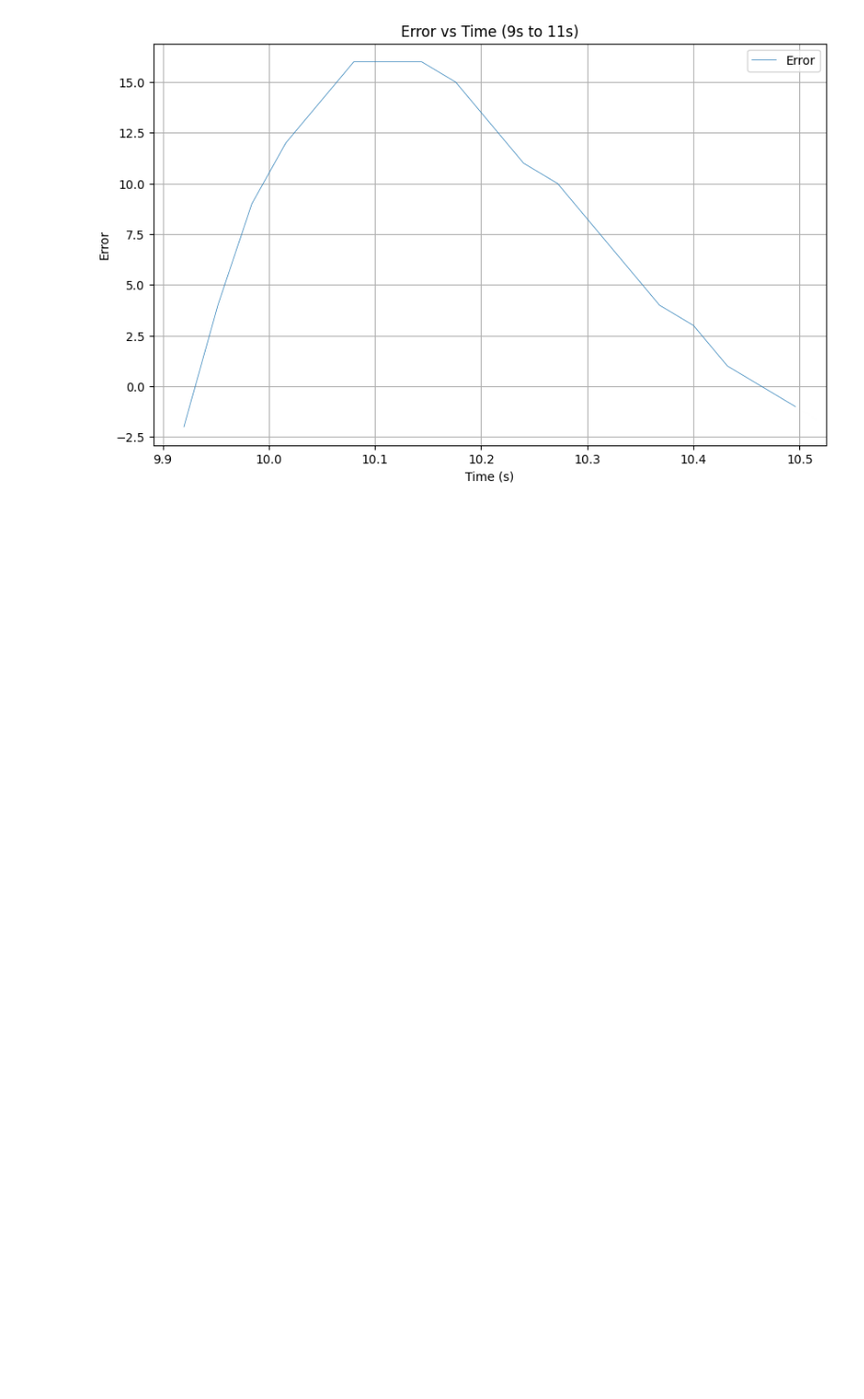
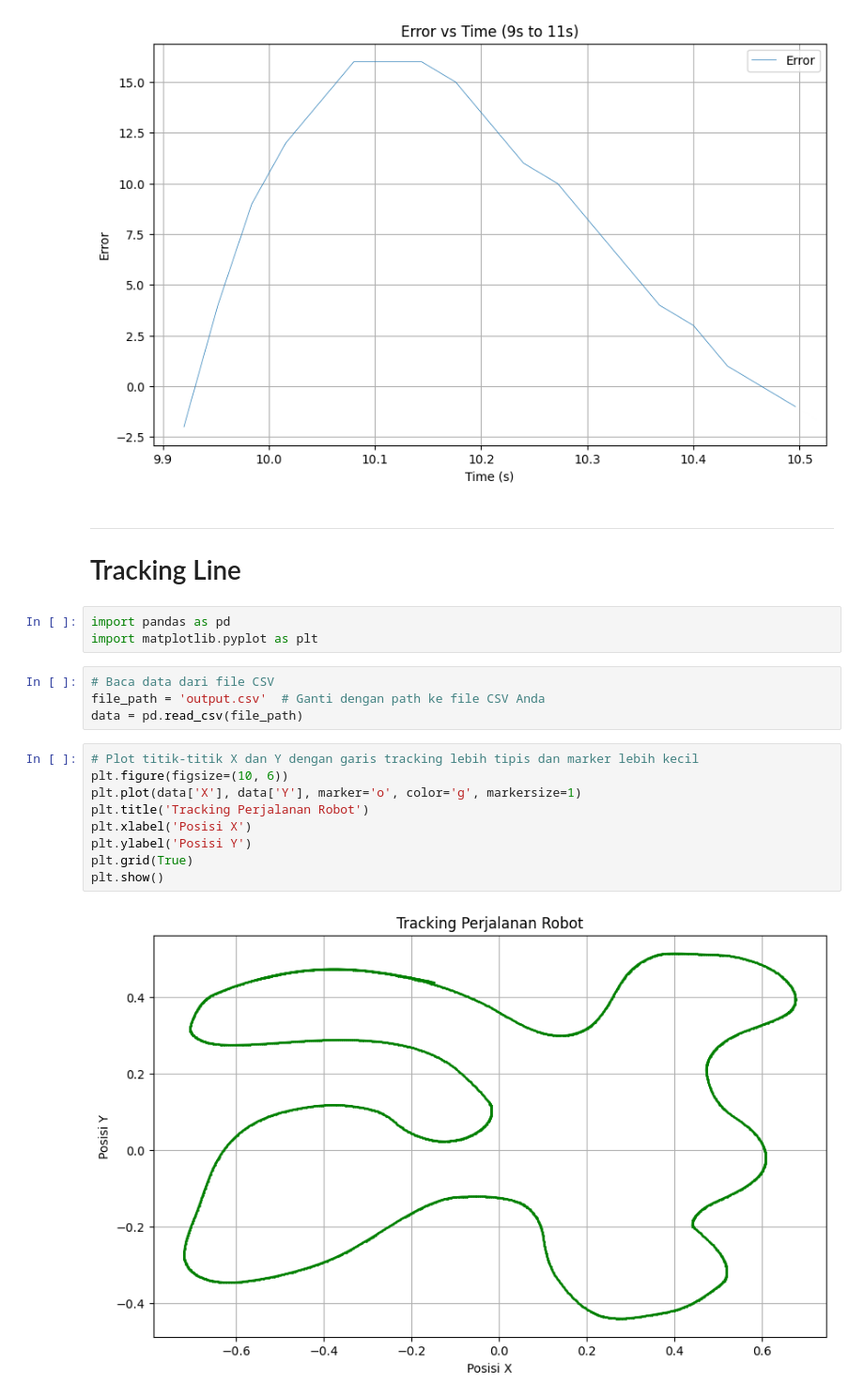
Before and after one commit to 2black0/Line-Follower-Computer-Vision-Webots, a Jupyter notebook: controllers/robot_controller/result.ipynb, the cells around one changed output. Shown: that part at 94% size. Drawn from its saved outputs; the diff is of its cells as text; blank space fills up the shorter version.

```diff
--- a/controllers/robot_controller/result.ipynb
+++ b/controllers/robot_controller/result.ipynb
@@ -195,3 +195,24 @@ plt.show()
 326  10.464      0
 327  10.496     -1
 [figure]
+# %% [markdown]
+------------------------------------
+# Tracking Line
+# %%
+import pandas as pd
+import matplotlib.pyplot as plt
+# %%
+# Baca data dari file CSV
+file_path = 'output.csv'  # Ganti dengan path ke file CSV Anda
+data = pd.read_csv(file_path)
+# %%
+# Plot titik-titik X dan Y dengan garis tracking lebih tipis dan marker lebih kecil
+plt.figure(figsize=(10, 6))
+plt.plot(data['X'], data['Y'], marker='o', color='g', markersize=1)
+plt.title('Tracking Perjalanan Robot')
+plt.xlabel('Posisi X')
+plt.ylabel('Posisi Y')
+plt.grid(True)
+plt.show()
+# %% [output]
+[figure, added]
```
